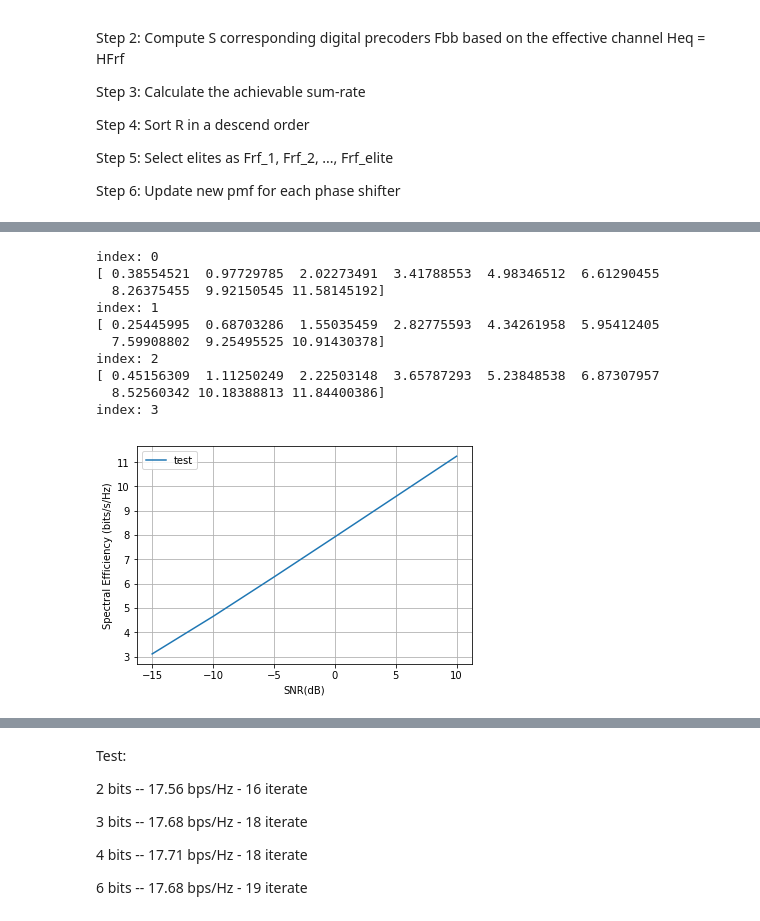
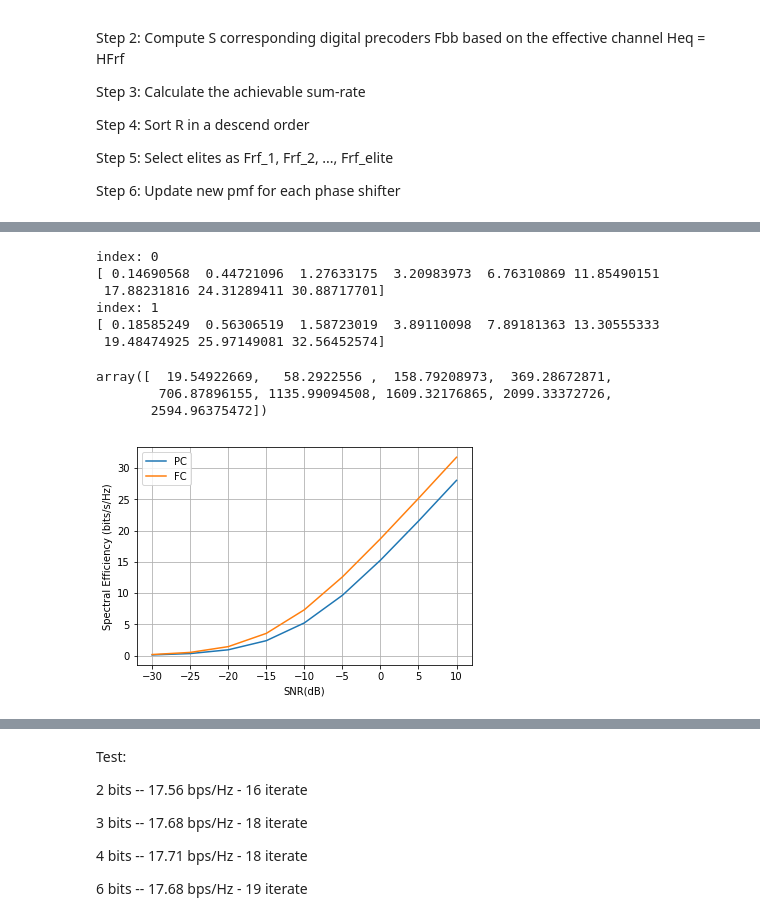
Before and after one commit to dienhoa/Cross-Entropy-Beamforming, a Jupyter notebook: cross entropy beamforming-partial connected.ipynb, the cells around one changed output, grey strips where cells are left out. Drawn from its saved outputs; the diff is of its cells as text; code cells hidden in the pictures.

```diff
--- a/cross entropy beamforming-partial connected.ipynb
+++ b/cross entropy beamforming-partial connected.ipynb
@@ -225,0 +267,19 @@ Phase shifter system dimension is: NtxNrfxN_state
+# %%
+F_RF_conv = np.zeros((F_rf.shape[0],model['Nt']),dtype=complex)
+m = int(model['Nt']/model['Nrf'])
+for i in range(F_rf.shape[0]):
+    f_rf = F_rf[i,:]
+    f_rf_conv = f_rf[0:m,0]
+    for j in range(model['Nrf']-1):
+        f_rf_conv = np.concatenate((f_rf_conv,f_rf[(j+1)*m:(j+2)*m,j+1]))
+    F_RF_conv[i,:] = f_rf_conv
+# %%
+test = F_rf[0,:]
+m = int(model['Nt']/model['Nrf'])
+# %%
+test2 = test[0:m,0]
+print(test2)
+for i in range(model['Nrf']-1):
+    print(i+1)
+    test2 = np.concatenate((test2,test[(i+1)*m:(i+2)*m,i+1]))
+#     print(test[(i+1)*m:(i+2)*m,i+1])
@@ -331,32 +427,36 @@ index: 4
 # %%
 rate_CE_FC = np.zeros((SNR_dB.shape[0]))
 sum_rate_CE_FC = np.zeros((SNR_dB.shape[0]))
-for channel_index in range(5):
+for channel_index in range(2):
     print('index: ' + str(channel_index))
     CE_result = CE_beamforming(nb_elite,S,nb_iterate,model,nb_bit,nb_state,channel_index,10**(10/10),'FC')
     for i in range(SNR_dB.shape[0]):
         rate_CE_FC[i] = data_rate(model['Ns'],10**(SNR_dB[i]/10),model['Wopt'][:,:,channel_index],model['H'][:,:,channel_index],CE_result['Frf_max']@CE_result['Fbb_max'])
-    sum_rate_CE_FC = sum_rate_CE_FC + sum_rate_CE_FC
+    sum_rate_CE_FC = sum_rate_CE_FC + rate_CE_FC
     print(rate_CE_FC)
 # %% [output]
 index: 0
-[ 0.38554521  0.97729785  2.02273491  3.41788553  4.98346512  6.61290455
-  8.26375455  9.92150545 11.58145192]
+[ 0.14690568  0.44721096  1.27633175  3.20983973  6.76310869 11.85490151
+ 17.88231816 24.31289411 30.88717701]
 index: 1
-[ 0.25445995  0.68703286  1.55035459  2.82775593  4.34261958  5.95412405
-  7.59908802  9.25495525 10.91430378]
-index: 2
-[ 0.45156309  1.11250249  2.22503148  3.65787293  5.23848538  6.87307957
-  8.52560342 10.18388813 11.84400386]
-index: 3
+[ 0.18585249  0.56306519  1.58723019  3.89110098  7.89181363 13.30555333
+ 19.48474925 25.97149081 32.56452574]
+# %%
+sum_rate_CE_FC
+# %% [output]
+array([  19.54922669,   58.2922556 ,  158.79208973,  369.28672871,
+        706.87896155, 1135.99094508, 1609.32176865, 2099.33372726,
+       2594.96375472])
 # %%
-plt.plot(SNR_dB, sum_rate_CE/5, label='test')
+plt.plot(SNR_dB, sum_rate_CE_PC/5, label='PC')
+plt.plot(SNR_dB, sum_rate_CE_FC/2, label='FC')
+# plt.plot(SNR_dB, (sum_rate_CE_FC-sum_rate_CE_PC)/5, label='FC')
 plt.legend(loc='upper left')
 plt.xlabel('SNR(dB)')
 plt.ylabel('Spectral Efficiency (bits/s/Hz)')
 plt.grid()
 plt.show()
 # %% [output]
-[figure, old version]
+[figure, new version]
 # %%
 # Evolution of pmf of 1 phase shifter
```
Also changed, not shown: parts of 22 cells of this notebook.
